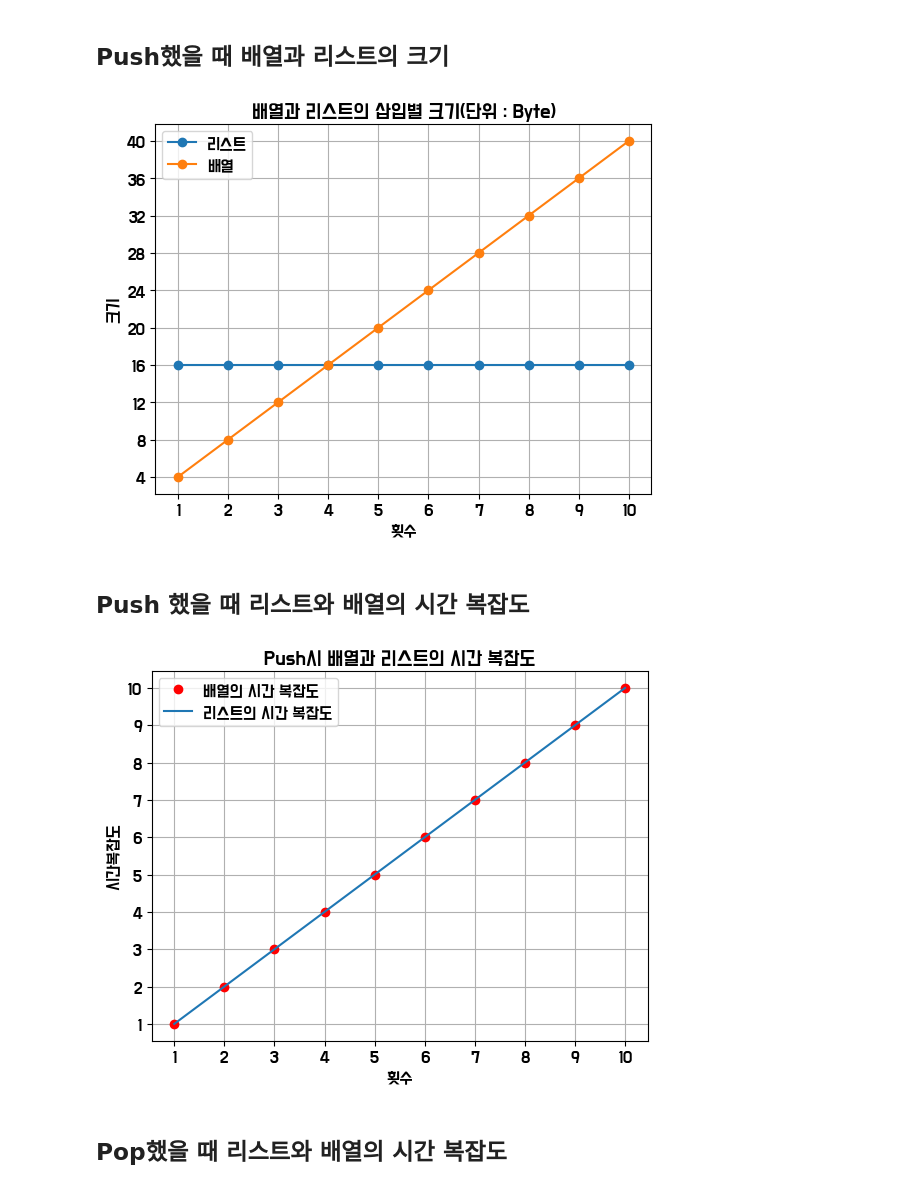
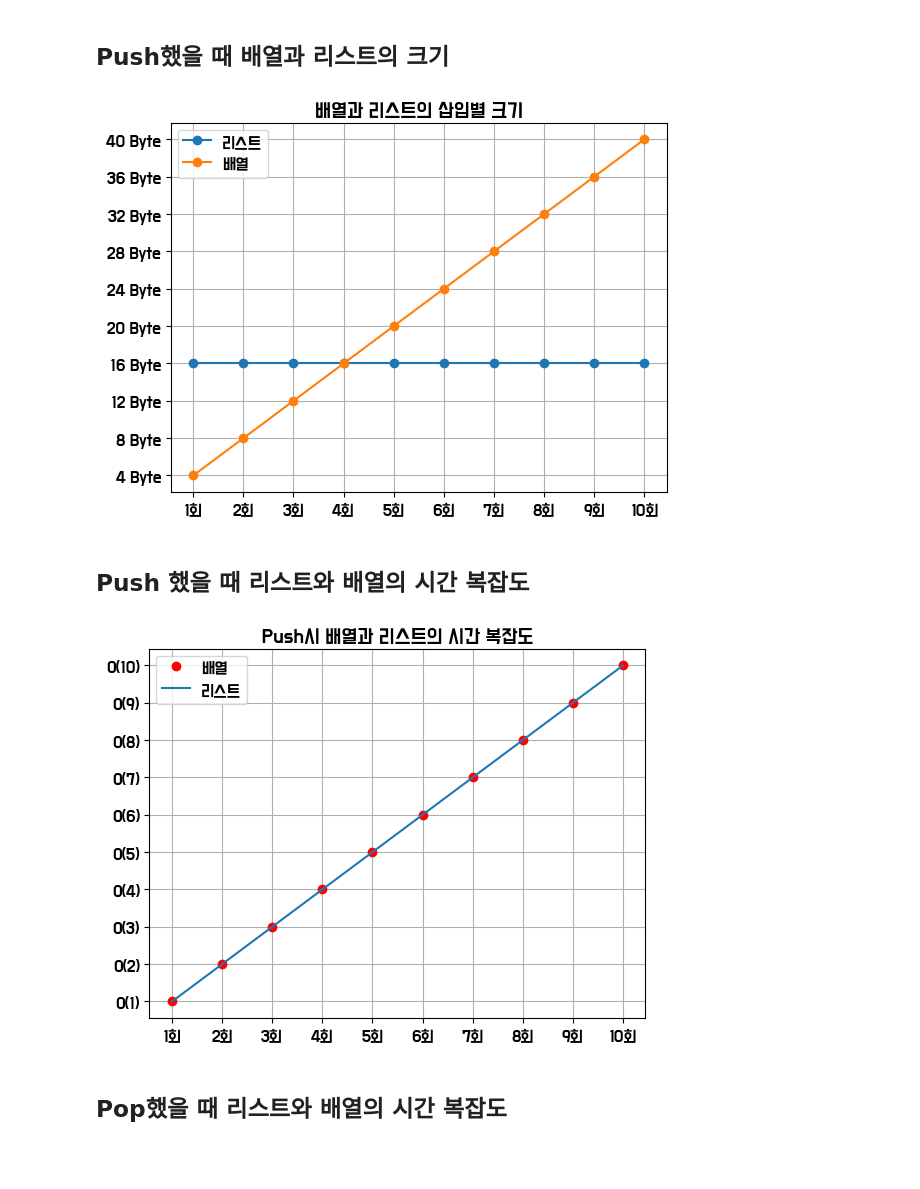
Before and after one commit to 2355009/ListvsArray, a Jupyter notebook: 포트폴리오.ipynb, the cells around one changed output. Cells and saved outputs as stored; diff of their text form; code cells hidden in the pictures; blank space fills up the shorter version.

```diff
--- a/포트폴리오.ipynb
+++ b/포트폴리오.ipynb
@@ -12,25 +12,23 @@
 # %%
 import pandas as pd
 import matplotlib.pylab as plt
 from matplotlib import font_manager as fm
 
 plt.rcParams['font.family']=fm.FontProperties(fname='C:\\Users\\user\\AppData\\Local\\Microsoft\\Windows\\Fonts\\BMDOHYEON_ttf.ttf').get_name()
 
 df=pd.read_csv("size.csv",encoding="EUC-KR",index_col=0)
 minsize=df["배열"].min()
 maxsize=df["배열"].max()
-plt.title("배열과 리스트의 삽입별 크기(단위 : Byte)")
-plt.xlabel("횟수")
-plt.ylabel("크기")
+plt.title("배열과 리스트의 삽입별 크기")
 plt.grid(True)
-plt.yticks(range(minsize,maxsize+1,4))
-plt.xticks(range(1,11))
+plt.yticks(range(minsize,maxsize+1,4),[str(num)+" Byte" for num in range(minsize,maxsize+1,4)])
+plt.xticks(range(1,11),[str(count)+"회" for count in range(1,11)])
 plt.plot(df.index,df["리스트"],label="리스트",marker ="o")
 plt.plot(df.index,df["배열"],label="배열",marker ="o")
 plt.legend()
 plt.show()
 # %% [output]
-[figure, old version]
+[figure, new version]
 # %% [markdown]
 <h2>Push 했을 때 리스트와 배열의 시간 복잡도
 # %%
@@ -43,17 +41,15 @@ plt.rcParams['font.family']=fm.FontProperties(fname='C:\\Users\\user\\AppData\\L
 
 df=pd.read_csv("push.csv",encoding='euc-kr',index_col=0)
 plt.title("Push시 배열과 리스트의 시간 복잡도")
-plt.plot(df.index,df["배열"],'ro',label="배열의 시간 복잡도")
-plt.plot(df.index,df["리스트"],label="리스트의 시간 복잡도")
-plt.xlabel("횟수")
-plt.ylabel("시간복잡도")
-plt.xticks(range(1,11))
-plt.yticks(range(1,11))
+plt.plot(df.index,df["배열"],'ro',label="배열")
+plt.plot(df.index,df["리스트"],label="리스트")
+plt.xticks(range(1,11), [str(count)+"회" for count in range(1,11)])
+plt.yticks(range(1,11),["O("+str(num)+")" for num in range(1,11)])
 plt.legend()
 plt.grid()
 plt.show()
 # %% [output]
-[figure, old version]
+[figure, new version]
 # %% [markdown]
 <h2>Pop했을 때 리스트와 배열의 시간 복잡도
 # %%
```
Also changed, not shown: parts of 2 cells of this notebook.
